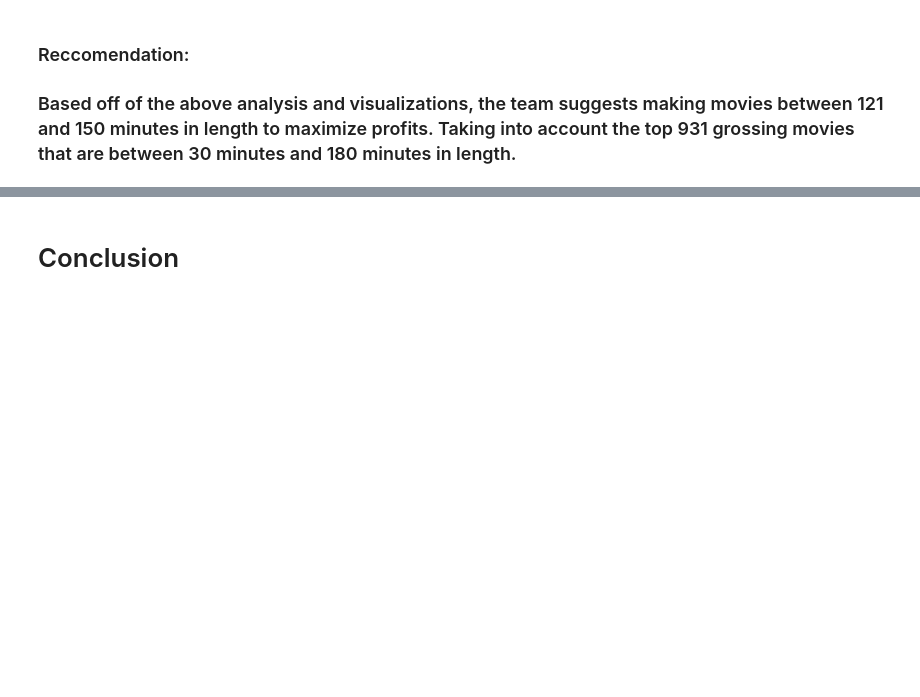
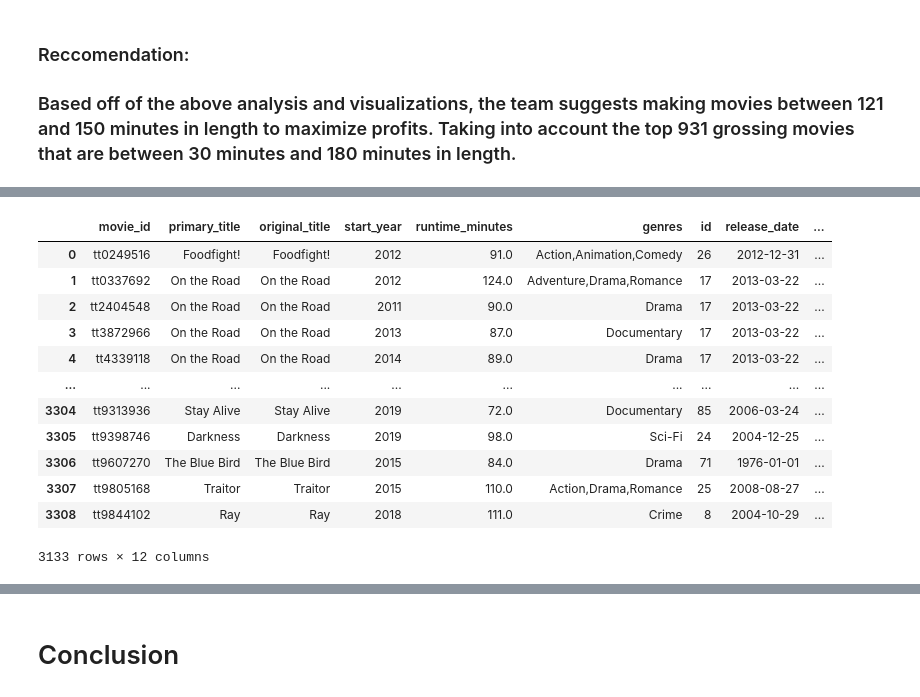
Before and after one commit to harte3/Flatiron-Capstone-Group-2, a Jupyter notebook: Final Notebook.ipynb, the cells around one changed output, grey strips where cells are left out. Cells and saved outputs as stored; diff of their text form; code cells hidden in the pictures; blank space fills up the shorter version.

```diff
--- a/Final Notebook.ipynb
+++ b/Final Notebook.ipynb
@@ -866,0 +956,16 @@ plt.legend(handles=[patch1, patch2, patch3, patch4, patch5], fontsize = 14) # cr
+# %%
+movies_df
+# %% [output]
+|  | movie_id | primary_title | original_title | start_year | runtime_minutes | genres | id | release_date | ... |
+| 0 | tt0249516 | Foodfight! | Foodfight! | 2012 | 91.0 | Action,Animation,Comedy | 26 | 2012-12-31 | ... |
+| 1 | tt0337692 | On the Road | On the Road | 2012 | 124.0 | Adventure,Drama,Romance | 17 | 2013-03-22 | ... |
+| 2 | tt2404548 | On the Road | On the Road | 2011 | 90.0 | Drama | 17 | 2013-03-22 | ... |
+| 3 | tt3872966 | On the Road | On the Road | 2013 | 87.0 | Documentary | 17 | 2013-03-22 | ... |
+| 4 | tt4339118 | On the Road | On the Road | 2014 | 89.0 | Drama | 17 | 2013-03-22 | ... |
+| ... | ... | ... | ... | ... | ... | ... | ... | ... | ... |
+| 3304 | tt9313936 | Stay Alive | Stay Alive | 2019 | 72.0 | Documentary | 85 | 2006-03-24 | ... |
+| 3305 | tt9398746 | Darkness | Darkness | 2019 | 98.0 | Sci-Fi | 24 | 2004-12-25 | ... |
+| 3306 | tt9607270 | The Blue Bird | The Blue Bird | 2015 | 84.0 | Drama | 71 | 1976-01-01 | ... |
+| 3307 | tt9805168 | Traitor | Traitor | 2015 | 110.0 | Action,Drama,Romance | 25 | 2008-08-27 | ... |
+| 3308 | tt9844102 | Ray | Ray | 2018 | 111.0 | Crime | 8 | 2004-10-29 | ... |
+3133 rows × 12 columns
```
Also changed, not shown: parts of 47 cells of this notebook, 1 other file.
